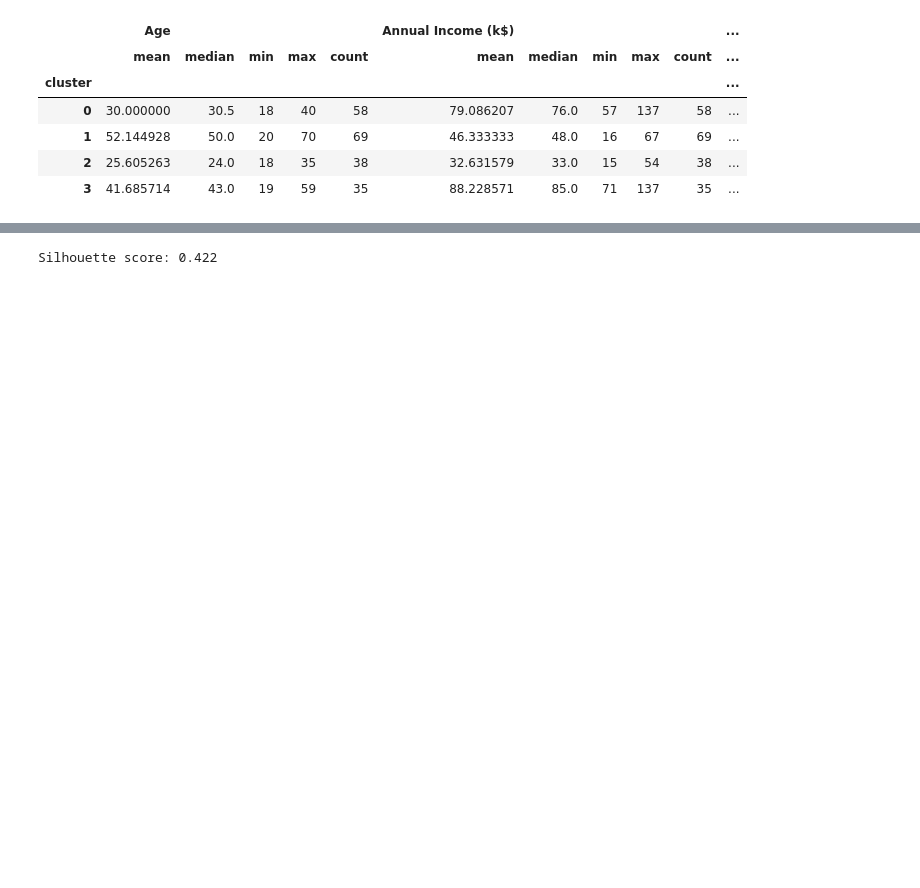
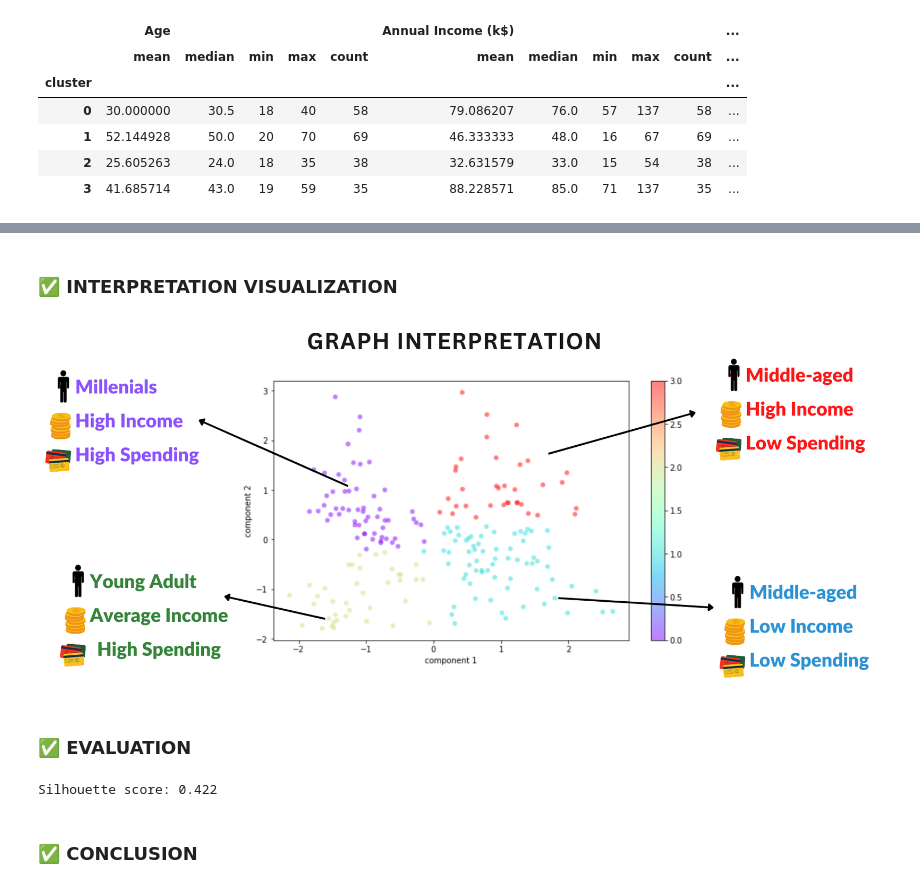
Before and after one commit to sarbjitchoong/mall_customer_segmentation, a Jupyter notebook: Customer_segmentation.ipynb, the cells around one changed output, grey strips where cells are left out. Cells and saved outputs as stored; diff of their text form; code cells hidden in the pictures; blank space fills up the shorter version.

Commit message:
Conclusion left

```diff
--- a/Customer_segmentation.ipynb
+++ b/Customer_segmentation.ipynb
@@ -468 +537,10 @@ avg_df
+# %% [markdown]
+### ✅ INTERPRETATION VISUALIZATION
+# %%
+path = "/Users/sarbjitmadra/Desktop/assets/graph.png"
+display.Image(path)
+# %% [output]
+[figure, added]
+# %% [markdown]
+### ✅ EVALUATION
 # %%
@@ -471,3 +548,5 @@ silhouette_score = silhouette_score(X_pca, predictions)
 print("Silhouette score: {:.3f}".format(silhouette_score))
 # %% [output]
 Silhouette score: 0.422
+# %% [markdown]
+### ✅ CONCLUSION
```
Also changed, not shown: parts of 17 cells of this notebook.
